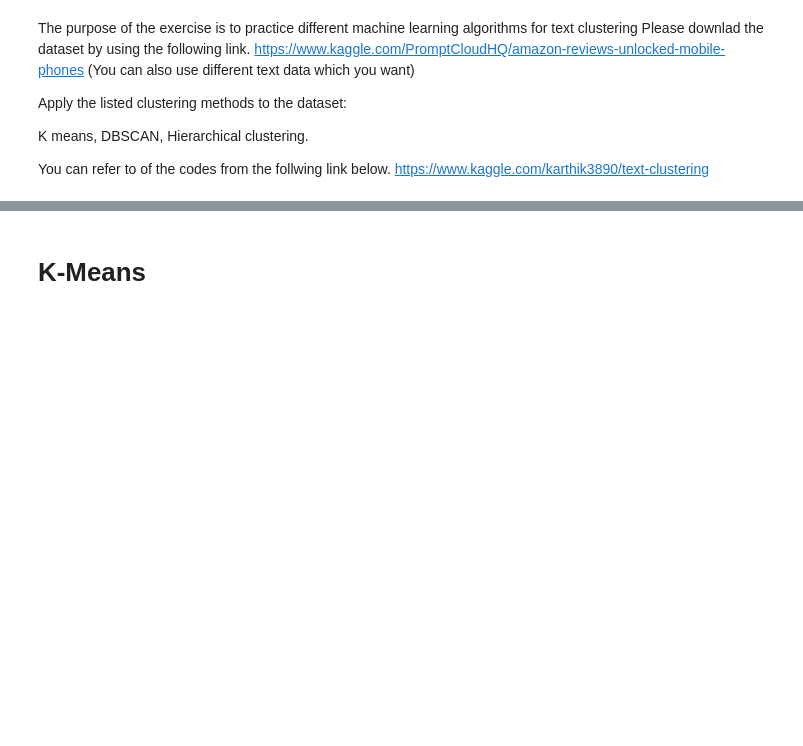
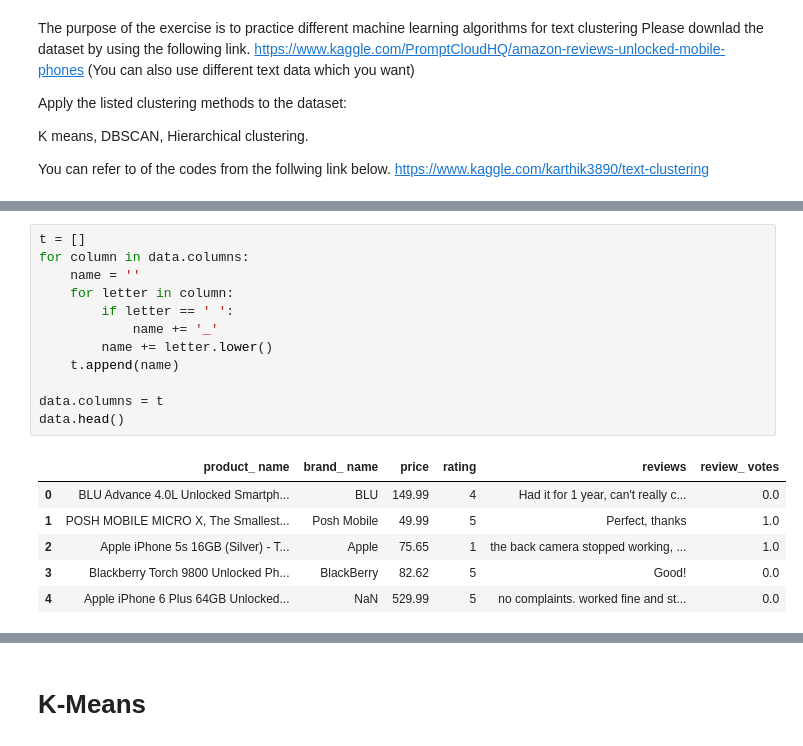
Before and after one commit to yildizesener/INFO5731, a Jupyter notebook: In_Class_exercises-10 (1).ipynb, the cells around one changed output, grey strips where cells are left out. Drawn from its saved outputs; the diff is of its cells as text; blank space fills up the shorter version.

```diff
--- a/In_Class_exercises-10 (1).ipynb
+++ b/In_Class_exercises-10 (1).ipynb
@@ -27,0 +63,19 @@ english_stemmer=nltk.stem.SnowballStemmer('english')
+# %%
+t = []
+for column in data.columns:
+    name = ''
+    for letter in column:
+        if letter == ' ':
+            name += '_'
+        name += letter.lower()
+    t.append(name)
+
+data.columns = t
+data.head()
+# %% [output]
+|  | product_ name | brand_ name | price | rating | reviews | review_ votes |
+| 0 | BLU Advance 4.0L Unlocked Smartph... | BLU | 149.99 | 4 | Had it for 1 year, can't really c... | 0.0 |
+| 1 | POSH MOBILE MICRO X, The Smallest... | Posh Mobile | 49.99 | 5 | Perfect, thanks | 1.0 |
+| 2 | Apple iPhone 5s 16GB (Silver) - T... | Apple | 75.65 | 1 | the back camera stopped working, ... | 1.0 |
+| 3 | Blackberry Torch 9800 Unlocked Ph... | BlackBerry | 82.62 | 5 | Good! | 0.0 |
+| 4 | Apple iPhone 6 Plus 64GB Unlocked... | NaN | 529.99 | 5 | no complaints. worked fine and st... | 0.0 |
```
Also changed, not shown: parts of 15 cells of this notebook.
